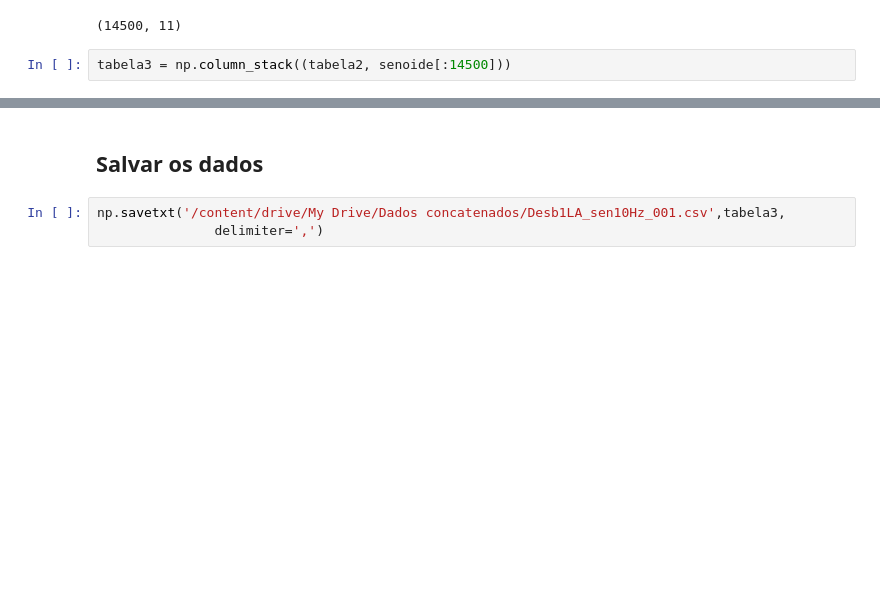
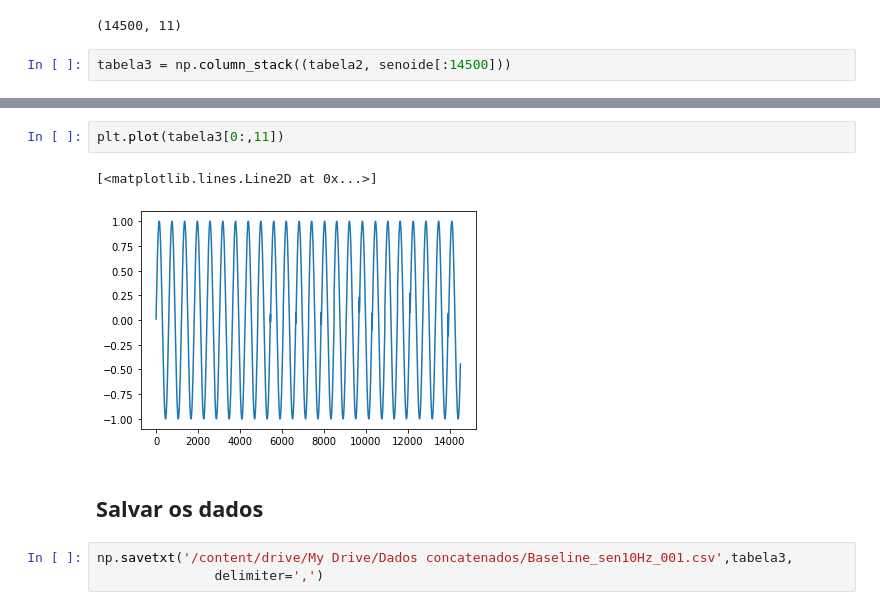
Before and after one commit to alucatto/AmP-vib-TransfEntrada, a Jupyter notebook: Transformação_de_dados_de_entrada_(tac_em_sen).ipynb, the cells around one changed output, grey strips where cells are left out. Drawn from its saved outputs; the diff is of its cells as text; blank space fills up the shorter version.

```diff
--- a/Transformação_de_dados_de_entrada_(tac_em_sen).ipynb
+++ b/Transformação_de_dados_de_entrada_(tac_em_sen).ipynb
@@ -227,5 +152,10 @@ plt.plot(tabela3[14200:,11])
+# %%
+plt.plot(tabela3[0:,11])
+# %% [output]
+[<matplotlib.lines.Line2D at 0x...>]
+[figure, added]
 # %% [markdown]
 ## Salvar os dados
 # %%
-np.savetxt('/content/drive/My Drive/Dados concatenados/Desb1LA_sen10Hz_001.csv',tabela3,
+np.savetxt('/content/drive/My Drive/Dados concatenados/Baseline_sen10Hz_001.csv',tabela3,
                delimiter=',')
```
Also changed, not shown: parts of 27 cells of this notebook.
